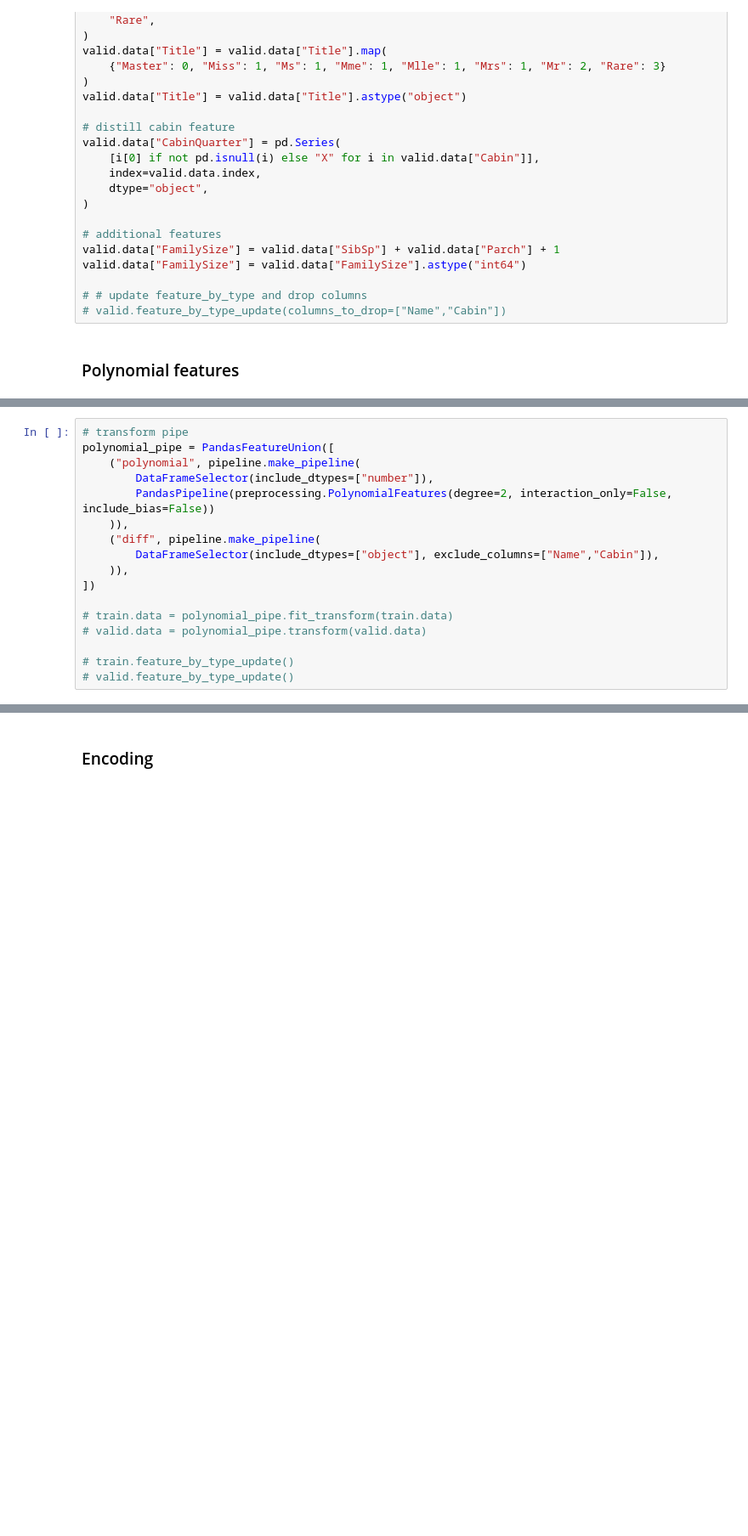
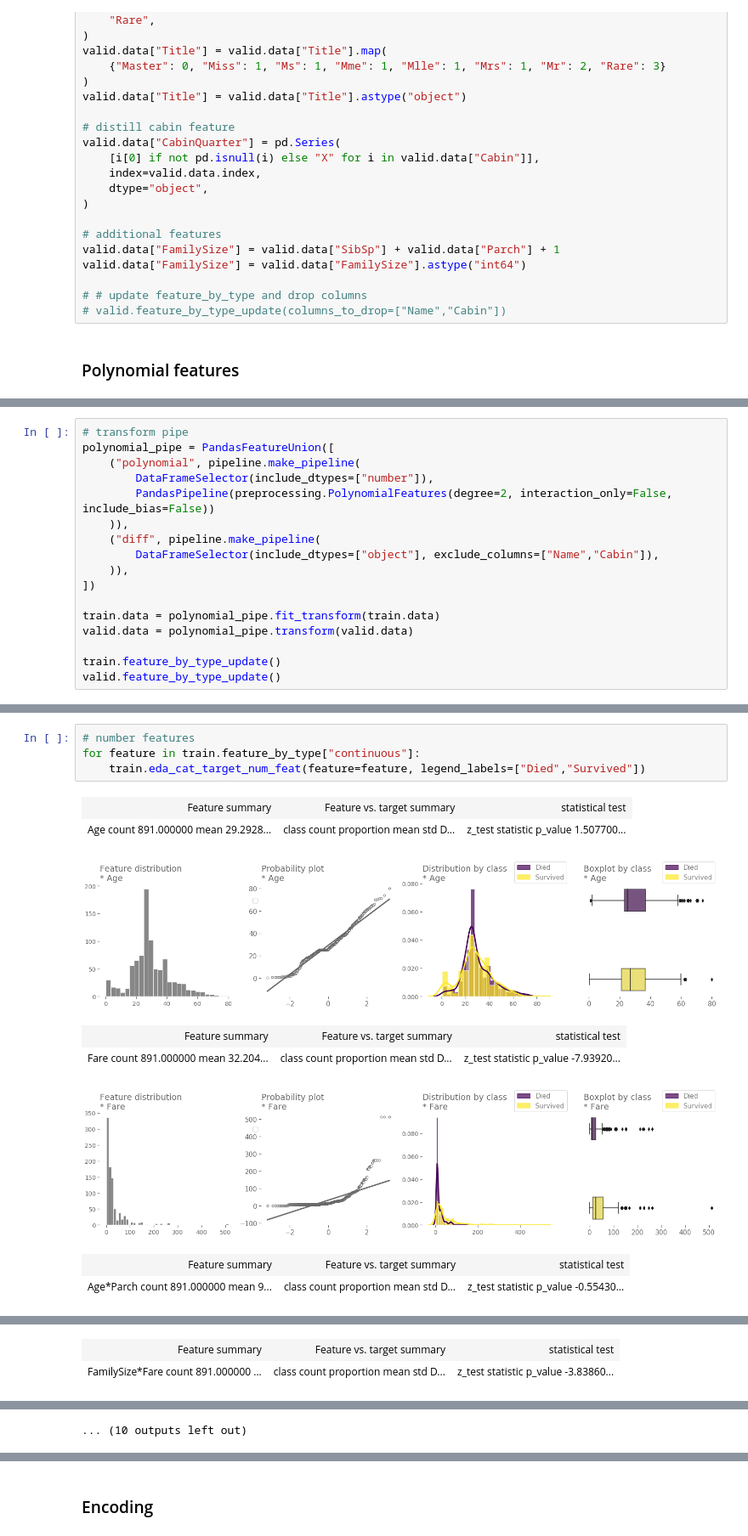
Before and after one commit to sudhu26/data-science-portfolio, a Jupyter notebook: kaggle/Titanic/kernel.ipynb, the cells around one changed output, grey strips where cells are left out. Shown at 85% size. Drawn from its saved outputs; the diff is of its cells as text; blank space fills up the shorter version.

```diff
--- a/kaggle/Titanic/kernel.ipynb
+++ b/kaggle/Titanic/kernel.ipynb
@@ -669,8 +638,8 @@ polynomial_pipe = PandasFeatureUnion([
     )),
 ])
 
-# train.data = polynomial_pipe.fit_transform(train.data)
-# valid.data = polynomial_pipe.transform(valid.data)
+train.data = polynomial_pipe.fit_transform(train.data)
+valid.data = polynomial_pipe.transform(valid.data)
 
-# train.feature_by_type_update()
-# valid.feature_by_type_update()
+train.feature_by_type_update()
+valid.feature_by_type_update()
@@ -676,0 +666,13 @@ polynomial_pipe = PandasFeatureUnion([
+# %%
+# number features
+for feature in train.feature_by_type["continuous"]:
+    train.eda_cat_target_num_feat(feature=feature, legend_labels=["Died","Survived"])
+# %% [output]
+| Feature summary | Feature vs. target summary | statistical test |
+| Age count 891.000000 mean 29.2928... | class count proportion mean std D... | z_test statistic p_value 1.507700... |
+[figure, added]
+| Feature summary | Feature vs. target summary | statistical test |
+| Fare count 891.000000 mean 32.204... | class count proportion mean std D... | z_test statistic p_value -7.93920... |
+[figure, added]
+| Feature summary | Feature vs. target summary | statistical test |
+| Age*Parch count 891.000000 mean 9... | class count proportion mean std D... | z_test statistic p_value -0.55430... |
@@ -676,0 +680,2 @@ polynomial_pipe = PandasFeatureUnion([
+| Feature summary | Feature vs. target summary | statistical test |
+| FamilySize*Fare count 891.000000 ... | class count proportion mean std D... | z_test statistic p_value -3.83860... |
@@ -676,0 +689 @@ polynomial_pipe = PandasFeatureUnion([
+... (10 outputs left out)
```
Also changed, not shown: parts of 36 cells of this notebook.
